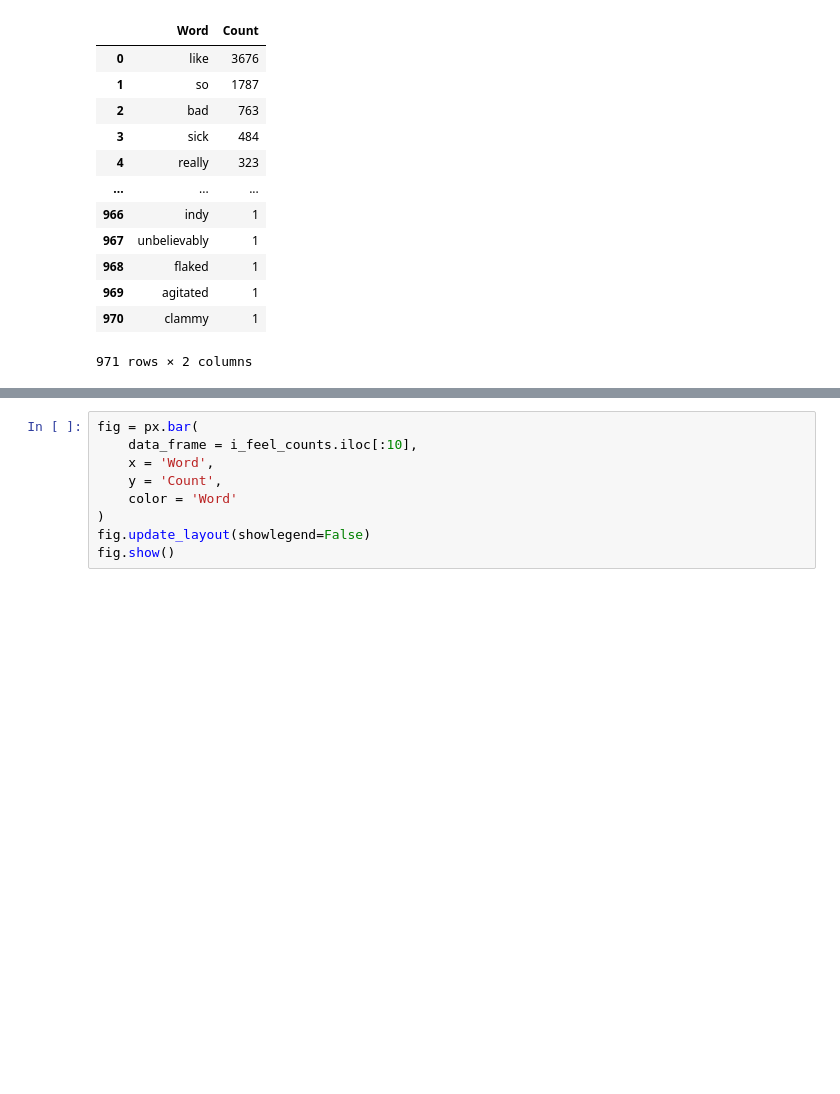
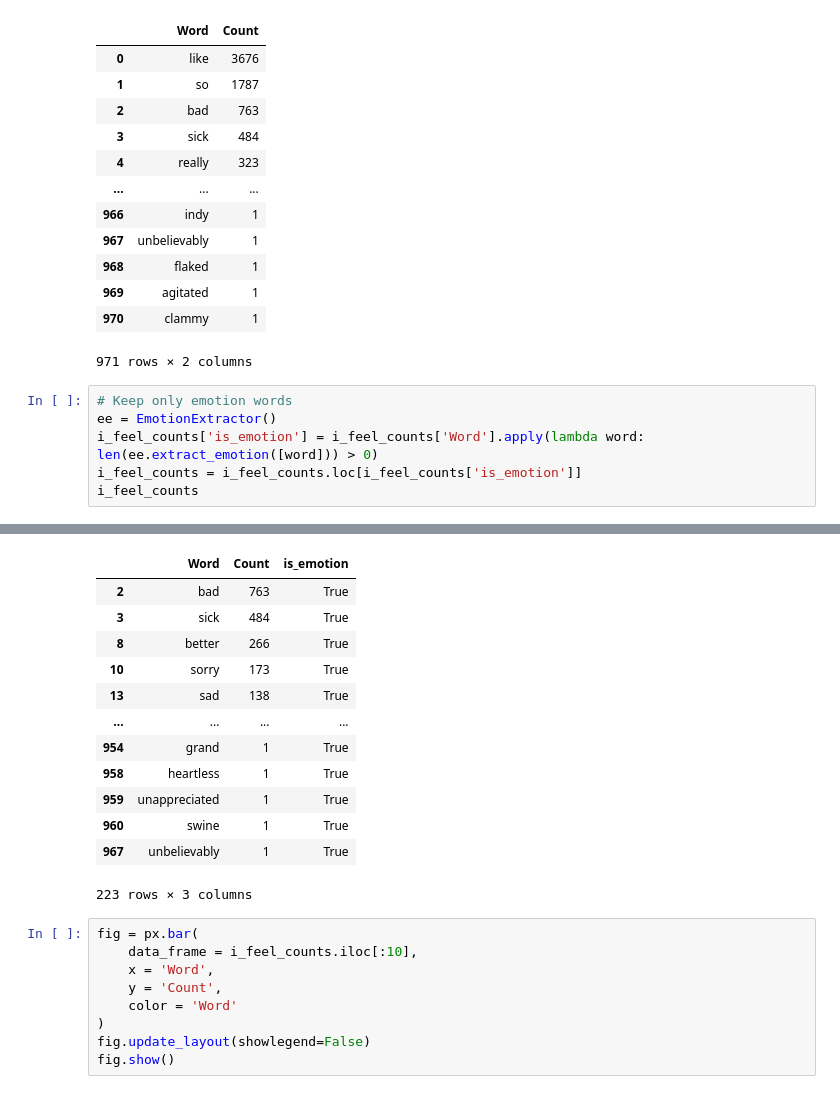
Before and after one commit to brianjmeagher11/I-Feel-Analysis, a Jupyter notebook: main.ipynb, the cells around one changed output, grey strips where cells are left out. Cells and saved outputs as stored; diff of their text form; blank space fills up the shorter version.

Commit message:
keep only emotion words

```diff
--- a/main.ipynb
+++ b/main.ipynb
@@ -107,3 +106,10 @@ i_feel_counts
 | 969 | agitated | 1 |
 | 970 | clammy | 1 |
 971 rows × 2 columns
+# %%
+# Keep only emotion words
+ee = EmotionExtractor()
+i_feel_counts['is_emotion'] = i_feel_counts['Word'].apply(lambda word: len(ee.extract_emotion([word])) > 0)
+i_feel_counts = i_feel_counts.loc[i_feel_counts['is_emotion']]
+i_feel_counts
+# %% [output]
@@ -110,3 +133,16 @@ i_feel_counts
+|  | Word | Count | is_emotion |
+| 2 | bad | 763 | True |
+| 3 | sick | 484 | True |
+| 8 | better | 266 | True |
+| 10 | sorry | 173 | True |
+| 13 | sad | 138 | True |
+| ... | ... | ... | ... |
+| 954 | grand | 1 | True |
+| 958 | heartless | 1 | True |
+| 959 | unappreciated | 1 | True |
+| 960 | swine | 1 | True |
+| 967 | unbelievably | 1 | True |
+223 rows × 3 columns
 # %%
 fig = px.bar(
     data_frame = i_feel_counts.iloc[:10],
```
Also changed, not shown: parts of 3 cells of this notebook, 2 other files.
